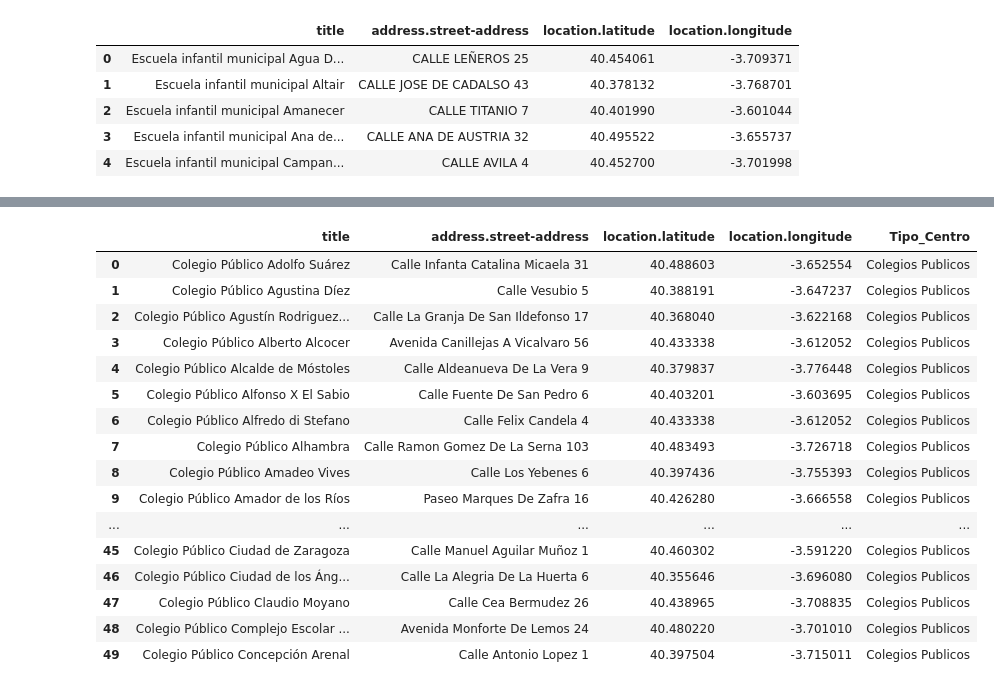
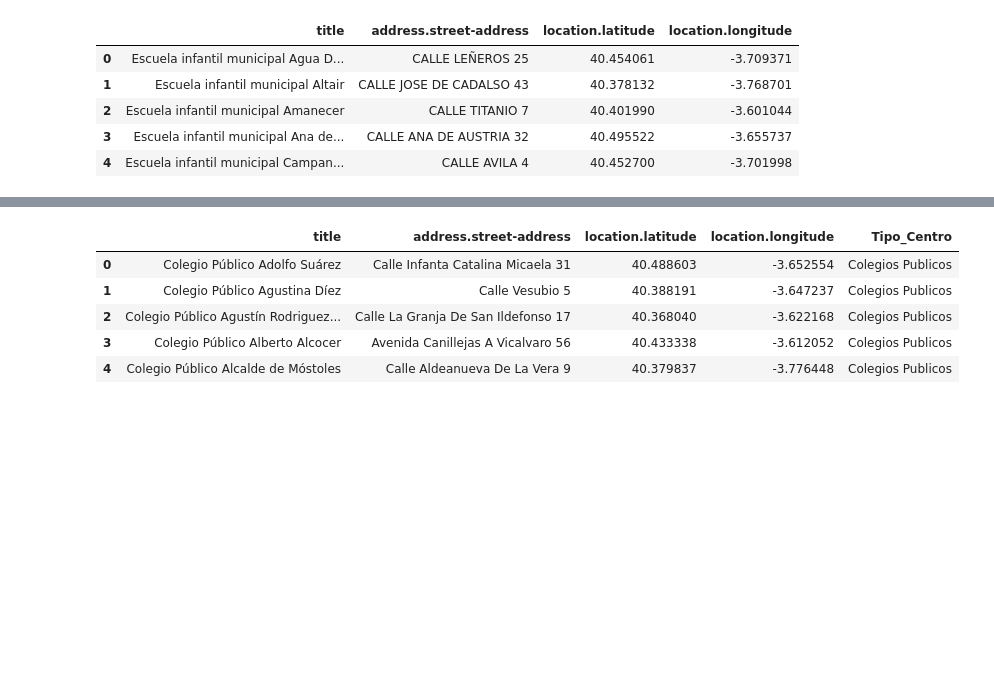
Before and after one commit to napoleonthevitzla/ih_datamadpt1121_project_m1, a Jupyter notebook: Notebook/PseudoCode_projecto_IH_M1.ipynb, the cells around one changed output, grey strips where cells are left out. Cells and saved outputs as stored; diff of their text form; code cells hidden in the pictures; blank space fills up the shorter version.

```diff
--- a/Notebook/PseudoCode_projecto_IH_M1.ipynb
+++ b/Notebook/PseudoCode_projecto_IH_M1.ipynb
@@ -125,27 +153,16 @@ ayuntamiento_data.head()
 # %%
 #Vamos a poner los datos de las direcciones en minusculas.
 
 ayuntamiento_data['address.street-address']=ayuntamiento_data['address.street-address'].str.title()
 
-ayuntamiento_data.head(50)
+ayuntamiento_data.head()
 # %% [output]
 |  | title | address.street-address | location.latitude | location.longitude | Tipo_Centro |
 | 0 | Colegio Público Adolfo Suárez | Calle Infanta Catalina Micaela 31 | 40.488603 | -3.652554 | Colegios Publicos |
 | 1 | Colegio Público Agustina Díez | Calle Vesubio 5 | 40.388191 | -3.647237 | Colegios Publicos |
 | 2 | Colegio Público Agustín Rodriguez... | Calle La Granja De San Ildefonso 17 | 40.368040 | -3.622168 | Colegios Publicos |
 | 3 | Colegio Público Alberto Alcocer | Avenida Canillejas A Vicalvaro 56 | 40.433338 | -3.612052 | Colegios Publicos |
 | 4 | Colegio Público Alcalde de Móstoles | Calle Aldeanueva De La Vera 9 | 40.379837 | -3.776448 | Colegios Publicos |
-| 5 | Colegio Público Alfonso X El Sabio | Calle Fuente De San Pedro 6 | 40.403201 | -3.603695 | Colegios Publicos |
-| 6 | Colegio Público Alfredo di Stefano | Calle Felix Candela 4 | 40.433338 | -3.612052 | Colegios Publicos |
-| 7 | Colegio Público Alhambra | Calle Ramon Gomez De La Serna 103 | 40.483493 | -3.726718 | Colegios Publicos |
-| 8 | Colegio Público Amadeo Vives | Calle Los Yebenes 6 | 40.397436 | -3.755393 | Colegios Publicos |
-| 9 | Colegio Público Amador de los Ríos | Paseo Marques De Zafra 16 | 40.426280 | -3.666558 | Colegios Publicos |
-| ... | ... | ... | ... | ... | ... |
-| 45 | Colegio Público Ciudad de Zaragoza | Calle Manuel Aguilar Muñoz 1 | 40.460302 | -3.591220 | Colegios Publicos |
-| 46 | Colegio Público Ciudad de los Áng... | Calle La Alegria De La Huerta 6 | 40.355646 | -3.696080 | Colegios Publicos |
-| 47 | Colegio Público Claudio Moyano | Calle Cea Bermudez 26 | 40.438965 | -3.708835 | Colegios Publicos |
-| 48 | Colegio Público Complejo Escolar ... | Avenida Monforte De Lemos 24 | 40.480220 | -3.701010 | Colegios Publicos |
-| 49 | Colegio Público Concepción Arenal | Calle Antonio Lopez 1 | 40.397504 | -3.715011 | Colegios Publicos |
 # %%
 ## NO NECESARIO CON API ##
 
```
Also changed, not shown: parts of 20 cells of this notebook.
